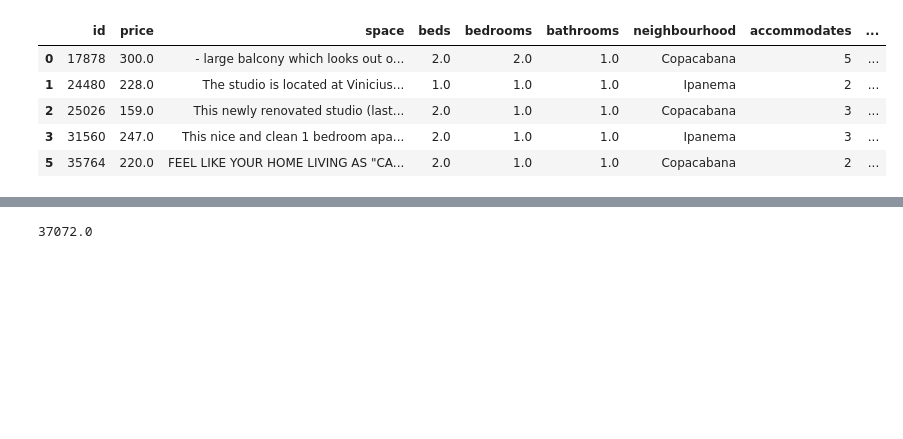
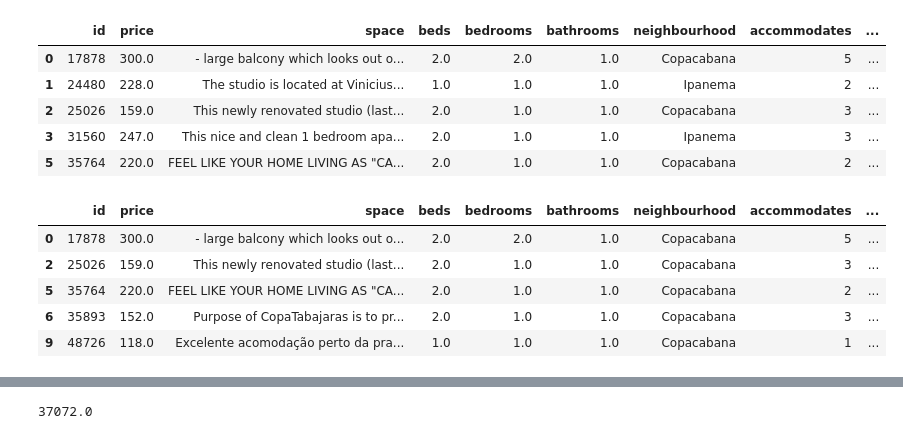
Before and after one commit to franciscodefaria/PythonBasico, a Jupyter notebook: Aula1/Aula1.ipynb, the cells around one changed output, grey strips where cells are left out. Saved outputs shown, nothing was run; the diff lists cells and outputs as text; code cells hidden in the pictures; blank space fills up the shorter version.

```diff
--- a/Aula1/Aula1.ipynb
+++ b/Aula1/Aula1.ipynb
@@ -489,3 +511,12 @@ df[df['price']<=300].head()
 | 2 | 25026 | 159.0 | This newly renovated studio (last... | 2.0 | 1.0 | 1.0 | Copacabana | 3 | ... |
 | 3 | 31560 | 247.0 | This nice and clean 1 bedroom apa... | 2.0 | 1.0 | 1.0 | Ipanema | 3 | ... |
 | 5 | 35764 | 220.0 | FEEL LIKE YOUR HOME LIVING AS "CA... | 2.0 | 1.0 | 1.0 | Copacabana | 2 | ... |
+# %%
+df[df['neighbourhood']=='Copacabana'].head() # Em comparações usamos ==, em vez de apenas
+# %% [output]
+|  | id | price | space | beds | bedrooms | bathrooms | neighbourhood | accommodates | ... |
+| 0 | 17878 | 300.0 | - large balcony which looks out o... | 2.0 | 2.0 | 1.0 | Copacabana | 5 | ... |
+| 2 | 25026 | 159.0 | This newly renovated studio (last... | 2.0 | 1.0 | 1.0 | Copacabana | 3 | ... |
+| 5 | 35764 | 220.0 | FEEL LIKE YOUR HOME LIVING AS "CA... | 2.0 | 1.0 | 1.0 | Copacabana | 2 | ... |
+| 6 | 35893 | 152.0 | Purpose of CopaTabajaras is to pr... | 2.0 | 1.0 | 1.0 | Copacabana | 3 | ... |
+| 9 | 48726 | 118.0 | Excelente acomodação perto da pra... | 1.0 | 1.0 | 1.0 | Copacabana | 1 | ... |
```
Also changed, not shown: parts of 68 cells of this notebook, 2 other files.
